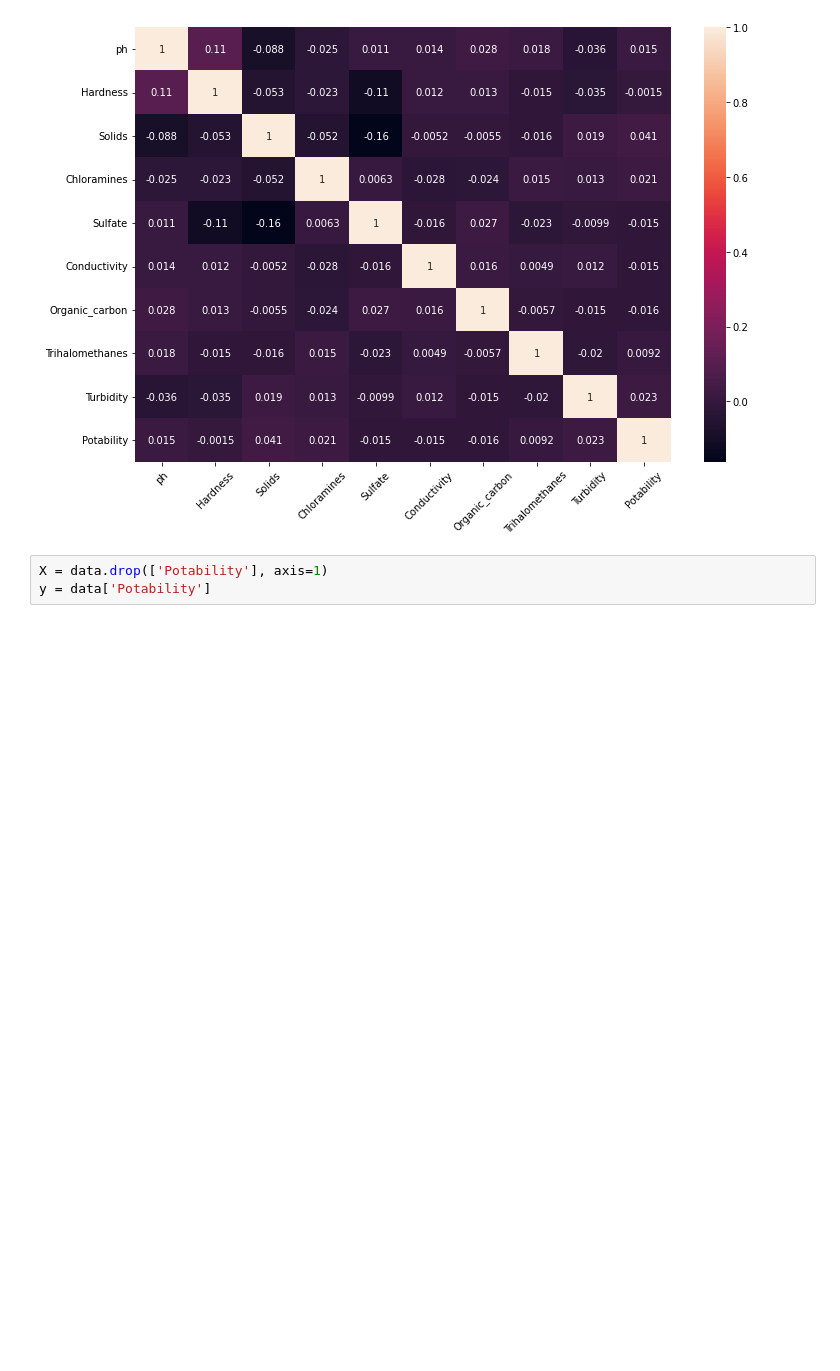
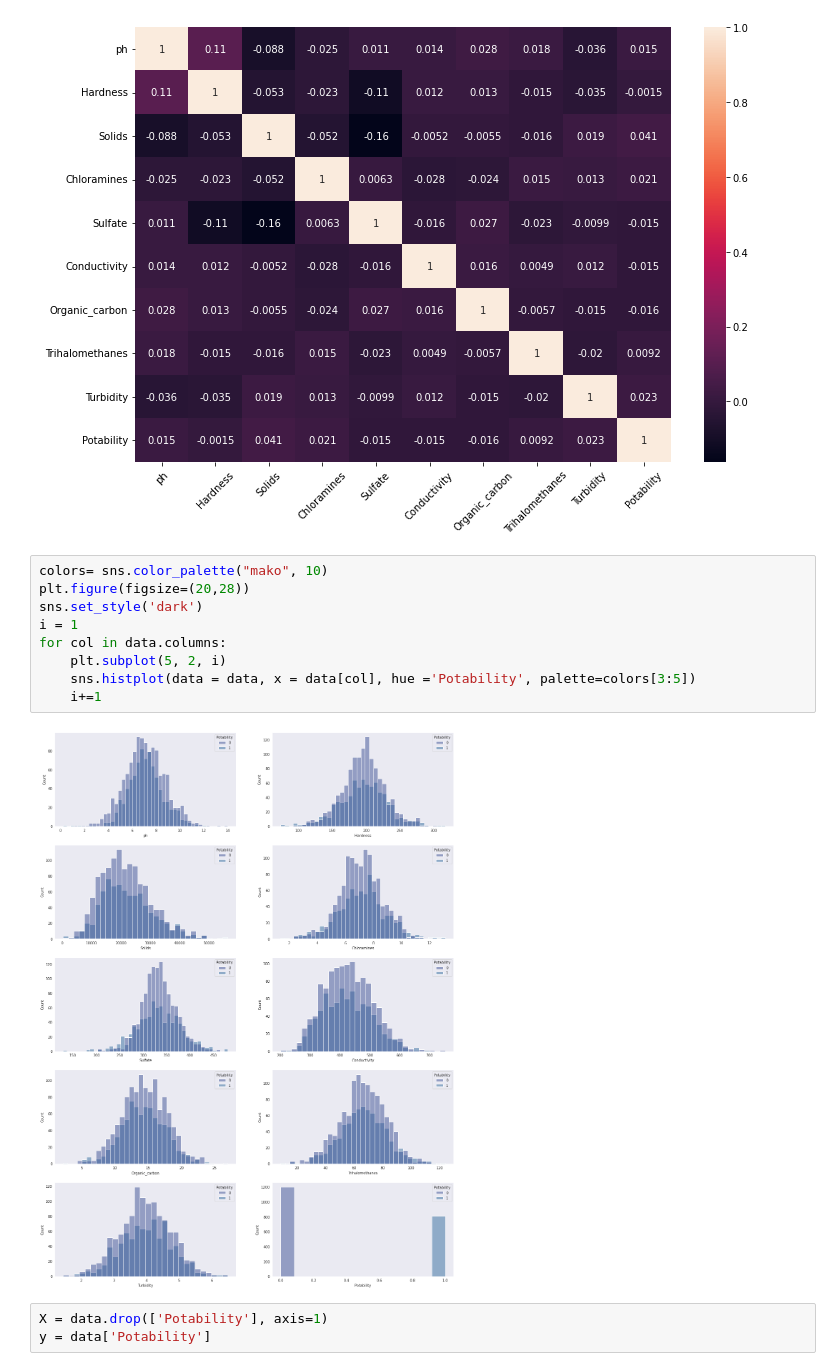
Before and after one commit to devshah21/Water-Quality-Prediction, a Jupyter notebook: Water_Quality_Analysis.ipynb, the cells around one changed output. Saved outputs shown, nothing was run; the diff lists cells and outputs as text; blank space fills up the shorter version.

```diff
--- a/Water_Quality_Analysis.ipynb
+++ b/Water_Quality_Analysis.ipynb
@@ -161,6 +161,17 @@ print('examine the correlation among variables using heatmap.')
 # %% [output]
 examine the correlation among variables using heatmap.
 [figure]
+# %%
+colors= sns.color_palette("mako", 10)
+plt.figure(figsize=(20,28))
+sns.set_style('dark')
+i = 1
+for col in data.columns:
+    plt.subplot(5, 2, i)
+    sns.histplot(data = data, x = data[col], hue ='Potability', palette=colors[3:5])
+    i+=1
+# %% [output]
+[figure, added]
 # %%
 X = data.drop(['Potability'], axis=1)
 y = data['Potability']
```
Also changed, not shown: parts of 8 cells of this notebook.
